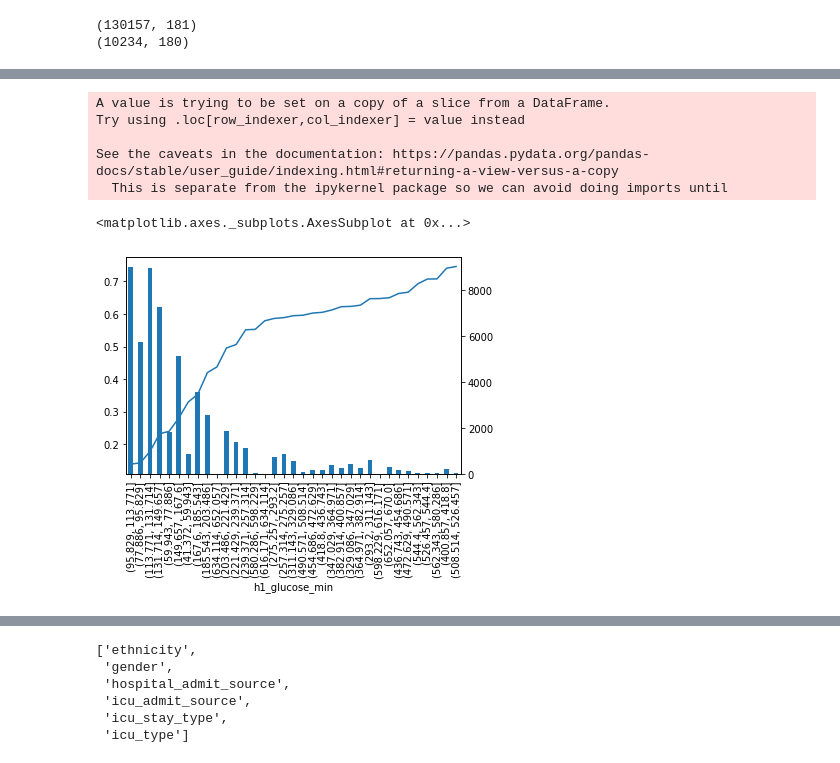
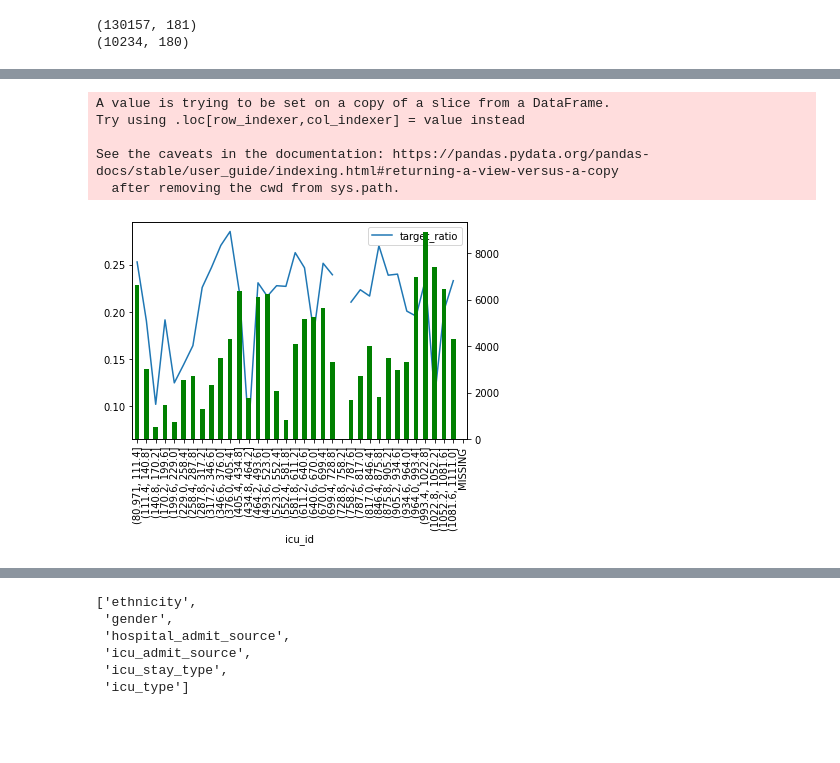
Before and after one commit to quanvu0996/compet, a Jupyter notebook: Kaggle_compet/WiDS_2021/quanvh8-baseline-dl.ipynb, the cells around one changed output, grey strips where cells are left out. Drawn from its saved outputs; the diff is of its cells as text; code cells hidden in the pictures; blank space fills up the shorter version.

```diff
--- a/Kaggle_compet/WiDS_2021/quanvh8-baseline-dl.ipynb
+++ b/Kaggle_compet/WiDS_2021/quanvh8-baseline-dl.ipynb
@@ -62,8 +62,3 @@ df_ft_full[cols_cat] = df_ft_full[cols_cat].fillna('missing')
 
 # df_ft_full[cols_cat] = df_ft_full[cols_cat].astype('object')
 # df_ft_full[cols_num] = df_ft_full[cols_num].astype('float64')
-# %%
-i = cols_cat[0]
-df_analytics = df_train[ [i, col_target]]
-x = df_analytics.groupby(i).agg({col_target: lambda x: np.sum(x)/len(x), i:lambda x: len(x)/df_analytics.shape[0]})
-x.columns = ['p', 'q']
@@ -130,17 +94,22 @@ ce_num_df.sort_values('cross_entropy', ascending= 0 )[:50]#.plot(kind = 'bar')
 # %%
-col = 'h1_glucose_min'
-x = df_train[[col, col_target]]
-x[col] = pd.cut(x[col], 35)
-x = x.groupby(col).agg({col_target: lambda x: np.sum(x)/len(x), col:lambda x: len(x)})
-x.columns = ['target_ratio', 'freq']
-x = x.sort_values(by = 'target_ratio')
-ax = x['target_ratio'].plot()
-x['freq'].plot(kind = 'bar', ax = ax, secondary_y = True)
+# Numeric column checking
+def check_numeric_column(col):
+  x = df_train[[col, col_target]]
+  x[col] = pd.cut(x[col], 35).cat.add_categories('MISSING').fillna('MISSING')
+  x = x.groupby(col).agg({col_target: lambda x: np.sum(x)/len(x), col:lambda x: len(x)})
+  x.columns = ['target_ratio', 'freq']
+  x = x.sort_index()#.sort_values(by = 'target_ratio')
+  ax = x['target_ratio'].plot(label = 'target_ratio')
+  x['freq'].plot(kind = 'bar', ax = ax, secondary_y = True, color = 'green')
+  ax.legend(loc = 'best')
+  plt.show()
+  return x
+
+x = check_numeric_column('icu_id')
 # %% [output]
 A value is trying to be set on a copy of a slice from a DataFrame.
 Try using .loc[row_indexer,col_indexer] = value instead
 
 See the caveats in the documentation: https://pandas.pydata.org/pandas-docs/stable/user_guide/indexing.html#returning-a-view-versus-a-copy
-  This is separate from the ipykernel package so we can avoid doing imports until
+  after removing the cwd from sys.path.
-<matplotlib.axes._subplots.AxesSubplot at 0x...>
-[figure, old version]
+[figure, new version]
```
Also changed, not shown: parts of 11 cells of this notebook.
